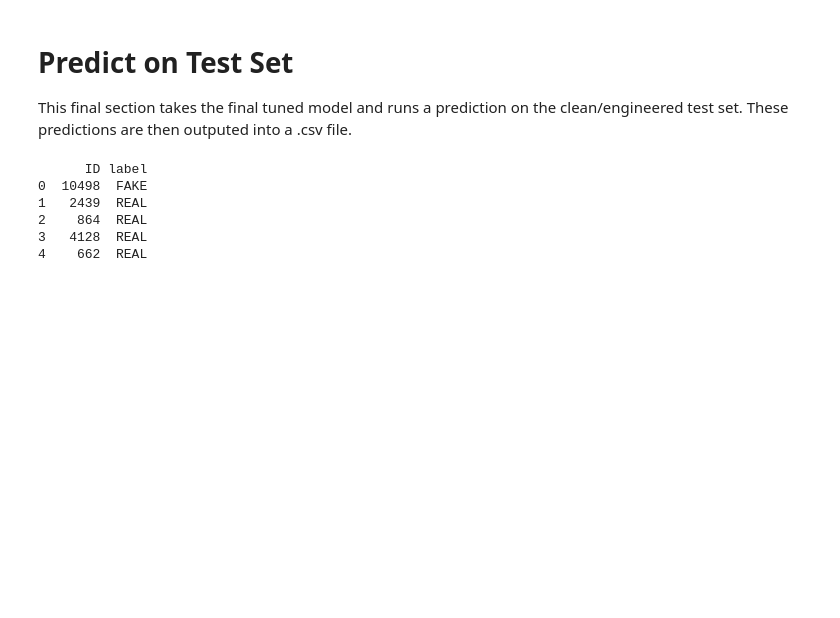
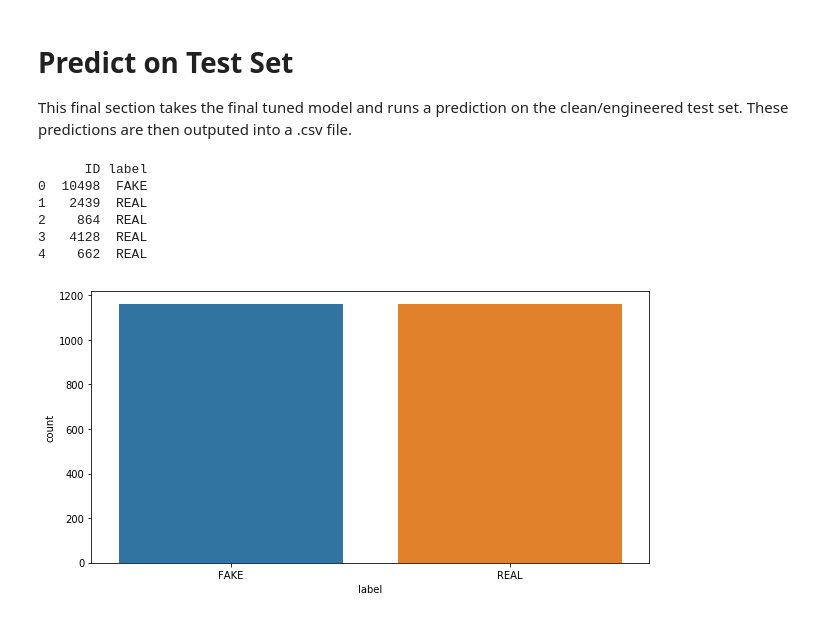
Before and after one commit to martinan92/NLP-FakeNews, a Jupyter notebook: First NLP Assignment (Martinez, Andrew).ipynb, the cells around one changed output. Saved outputs shown, nothing was run; the diff lists cells and outputs as text; code cells hidden in the pictures; blank space fills up the shorter version.

Commit message:
Chart to see fake/real breakdown of predictions

```diff
--- a/First NLP Assignment (Martinez, Andrew).ipynb
+++ b/First NLP Assignment (Martinez, Andrew).ipynb
@@ -525,3 +525,9 @@ final_clean_output = csv_conversion(fe1_test_df, final_pred,
 2    864  REAL
 3   4128  REAL
 4    662  REAL
+# %%
+plt.figure(figsize=(10,5))
+sns.countplot(final_clean_output['label'])
+plt.show()
+# %% [output]
+[figure, added]
```
